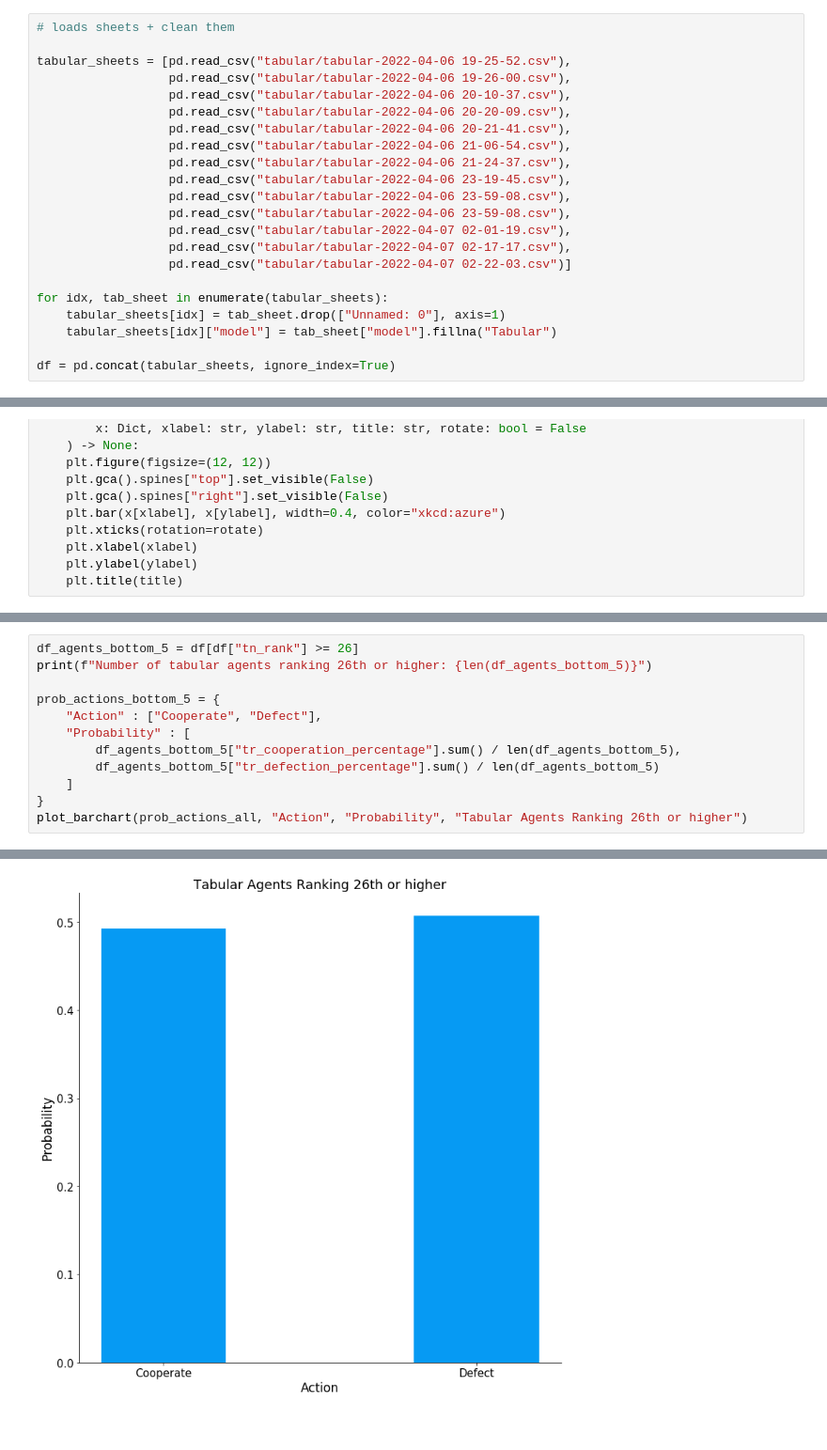
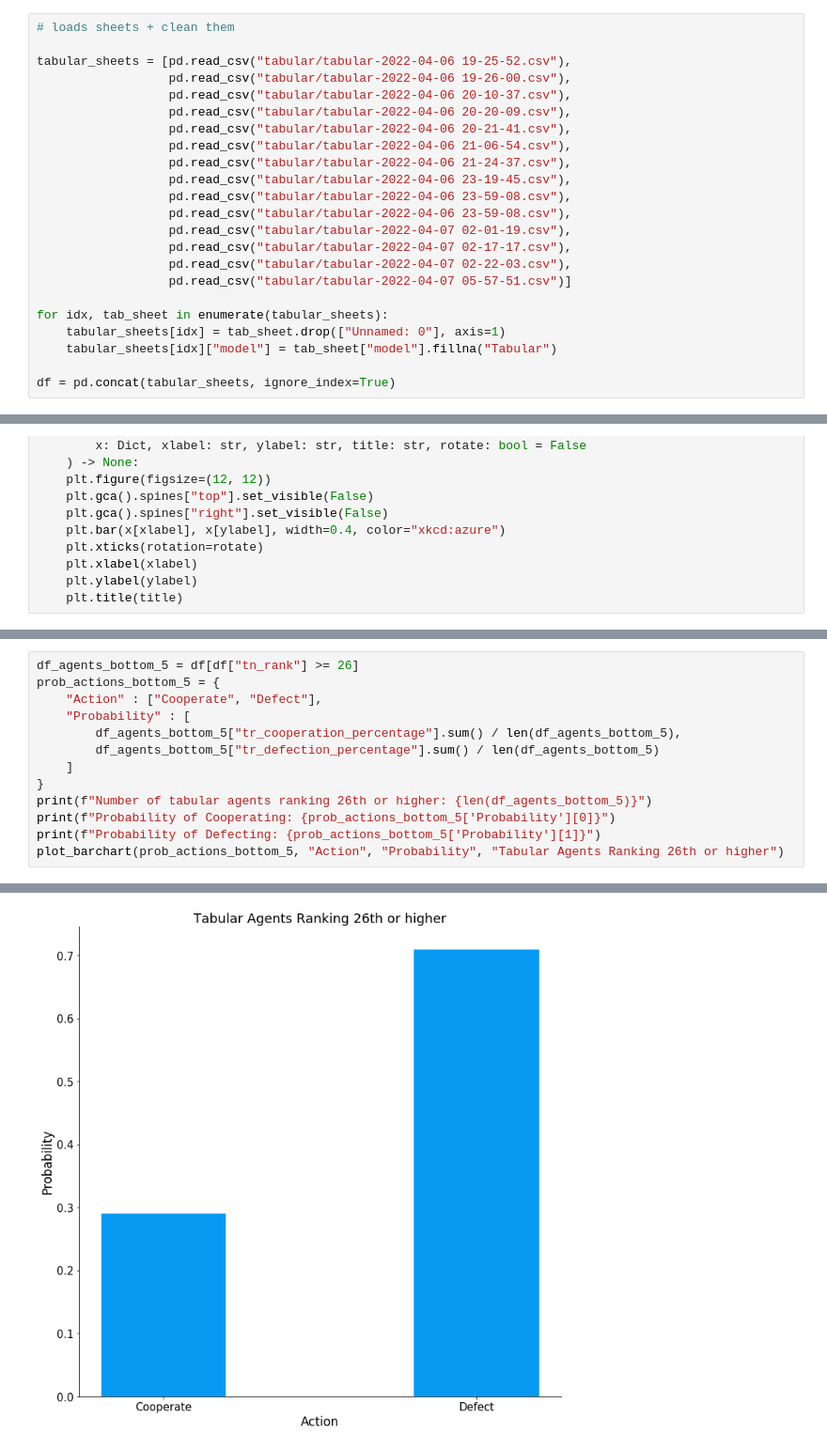
Before and after one commit to UCL-COMP0031-2022-Project-10/tournament, a Jupyter notebook: results/Tabular Analysis.ipynb, the cells around one changed output, grey strips where cells are left out. Shown at 94% size. Saved outputs shown, nothing was run; the diff lists cells and outputs as text.

```diff
--- a/results/Tabular Analysis.ipynb
+++ b/results/Tabular Analysis.ipynb
@@ -31,7 +31,8 @@ tabular_sheets = [pd.read_csv("tabular/tabular-2022-04-06 19-25-52.csv"),
                   pd.read_csv("tabular/tabular-2022-04-06 23-59-08.csv"),
                   pd.read_csv("tabular/tabular-2022-04-07 02-01-19.csv"),
                   pd.read_csv("tabular/tabular-2022-04-07 02-17-17.csv"),
-                  pd.read_csv("tabular/tabular-2022-04-07 02-22-03.csv")]
+                  pd.read_csv("tabular/tabular-2022-04-07 02-22-03.csv"),
+                  pd.read_csv("tabular/tabular-2022-04-07 05-57-51.csv")]
 
 for idx, tab_sheet in enumerate(tabular_sheets):
     tabular_sheets[idx] = tab_sheet.drop(["Unnamed: 0"], axis=1)
@@ -139,7 +149,5 @@ Number of tabular agents ranking 5th or less: 34
 # %%
 df_agents_bottom_5 = df[df["tn_rank"] >= 26]
-print(f"Number of tabular agents ranking 26th or higher: {len(df_agents_bottom_5)}")
-
 prob_actions_bottom_5 = {
     "Action" : ["Cooperate", "Defect"],
     "Probability" : [
@@ -147,5 +155,8 @@ prob_actions_bottom_5 = {
         df_agents_bottom_5["tr_defection_percentage"].sum() / len(df_agents_bottom_5)
     ]
 }
-plot_barchart(prob_actions_all, "Action", "Probability", "Tabular Agents Ranking 26th or higher")
+print(f"Number of tabular agents ranking 26th or higher: {len(df_agents_bottom_5)}")
+print(f"Probability of Cooperating: {prob_actions_bottom_5['Probability'][0]}")
+print(f"Probability of Defecting: {prob_actions_bottom_5['Probability'][1]}")
+plot_barchart(prob_actions_bottom_5, "Action", "Probability", "Tabular Agents Ranking 26th or higher")
 # %% [output]
@@ -153 +166 @@ Number of tabular agents ranking 26th or higher: 189
-[figure, old version]
+[figure, new version]
```
Also changed, not shown: parts of 25 cells of this notebook, 7 other files.
